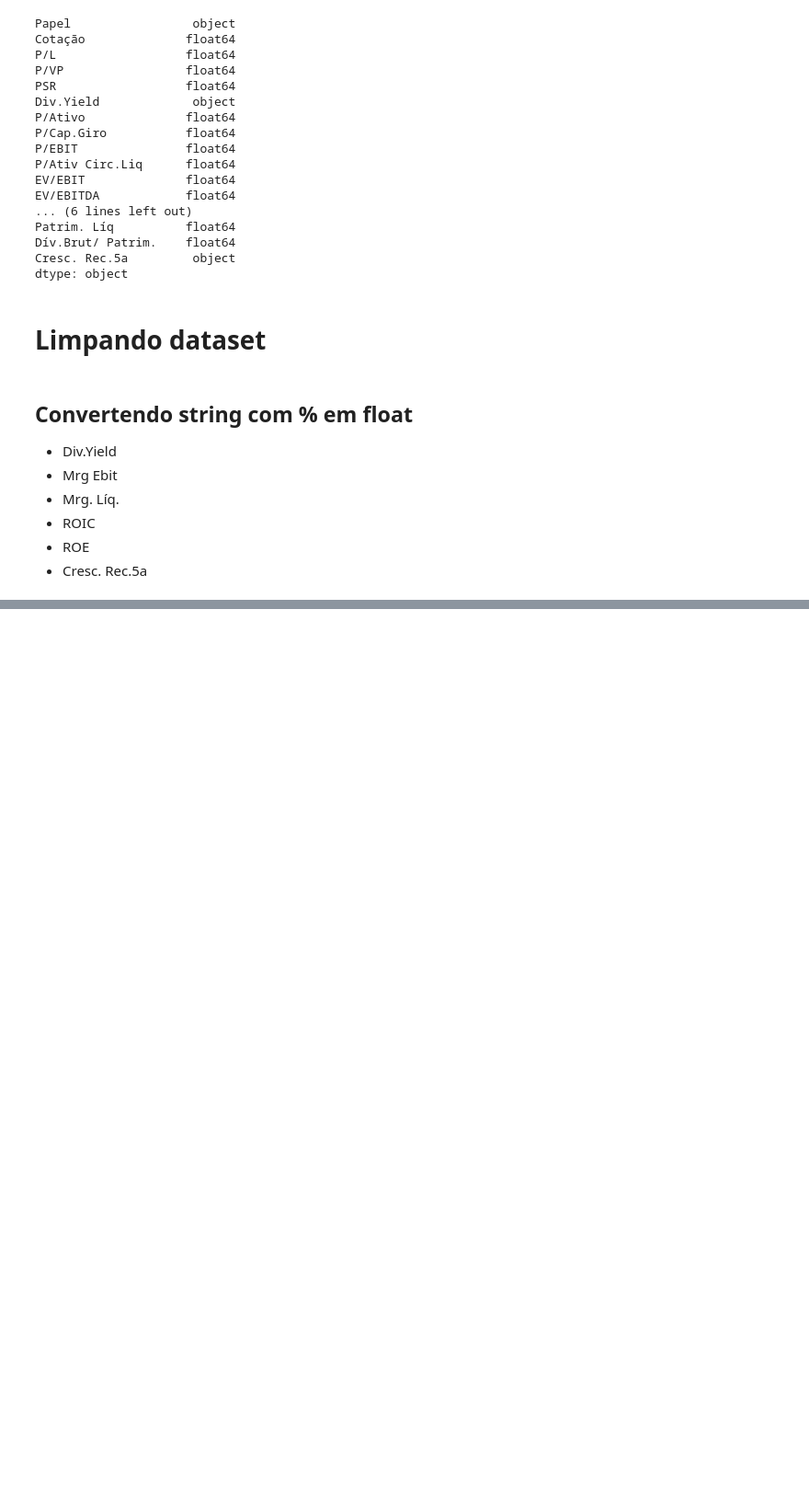
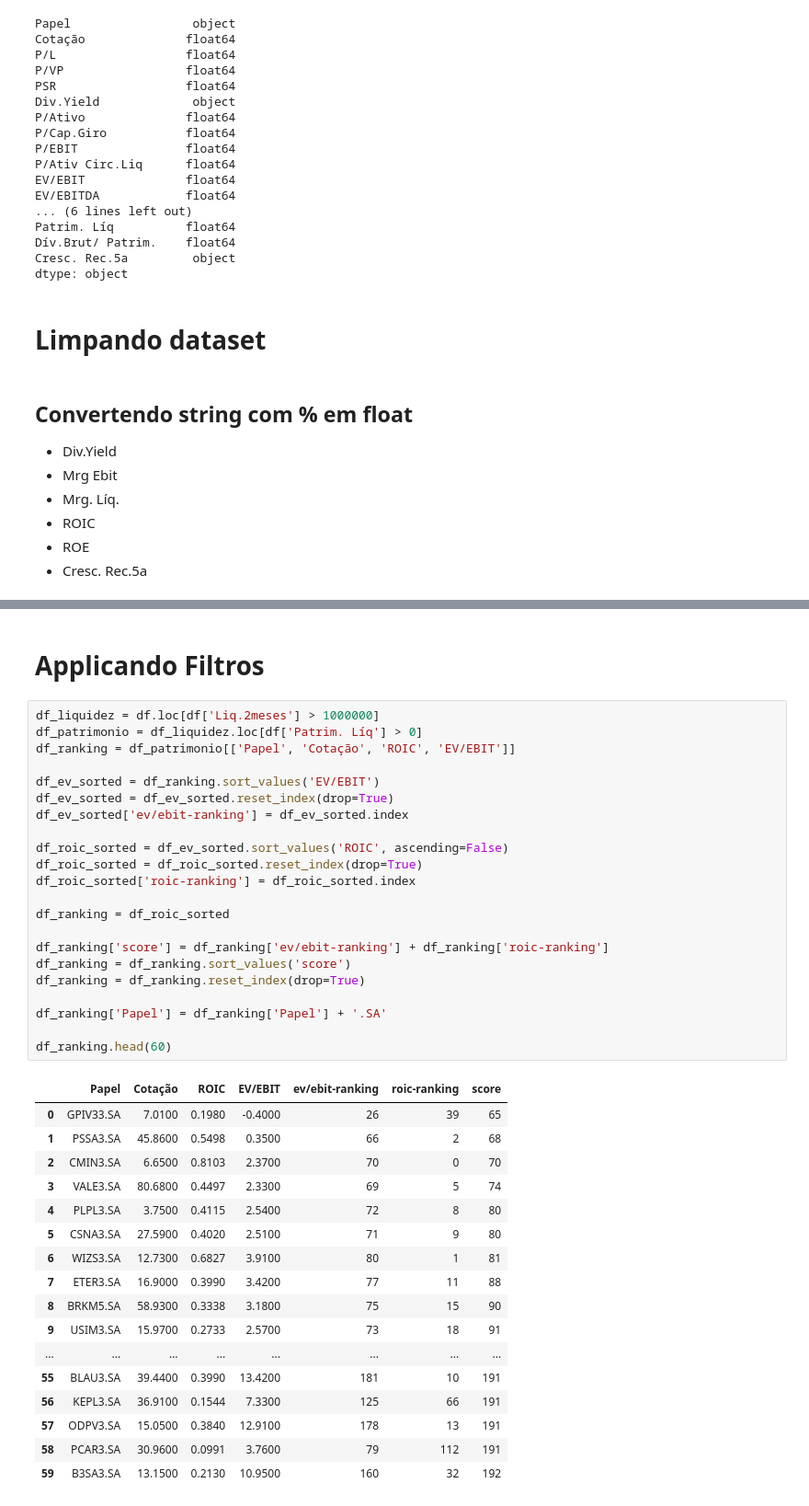
Before and after one commit to obrunogonzaga/ranking-br-stocks, a Jupyter notebook: formula-magica.ipynb, the cells around one changed output, grey strips where cells are left out. Shown at 92% size. Drawn from its saved outputs; the diff is of its cells as text; blank space fills up the shorter version.

```diff
--- a/formula-magica.ipynb
+++ b/formula-magica.ipynb
@@ -104,3 +104,45 @@ df.head(15)
 | 13 | LCSA4 | 35.0900 | -337.5200 | -228.0000 | 79.7380 | 0.0000 | 125.3080 | -202.2700 | -505.8000 | -96.6100 | ... |
 | 14 | MAPT4 | 37.9500 | -317.0600 | -5.9400 | 0.0000 | 0.0000 | 45.1180 | -3,170.5500 | -371.0200 | -5.2500 | ... |
 15 rows × 21 columns
+# %% [markdown]
+# Applicando Filtros
+# %%
+df_liquidez = df.loc[df['Liq.2meses'] > 1000000]
+df_patrimonio = df_liquidez.loc[df['Patrim. Líq'] > 0]
+df_ranking = df_patrimonio[['Papel', 'Cotação', 'ROIC', 'EV/EBIT']]
+
+df_ev_sorted = df_ranking.sort_values('EV/EBIT')
+df_ev_sorted = df_ev_sorted.reset_index(drop=True)
+df_ev_sorted['ev/ebit-ranking'] = df_ev_sorted.index
+
+df_roic_sorted = df_ev_sorted.sort_values('ROIC', ascending=False)
+df_roic_sorted = df_roic_sorted.reset_index(drop=True)
+df_roic_sorted['roic-ranking'] = df_roic_sorted.index
+
+df_ranking = df_roic_sorted
+
+df_ranking['score'] = df_ranking['ev/ebit-ranking'] + df_ranking['roic-ranking']
+df_ranking = df_ranking.sort_values('score')
+df_ranking = df_ranking.reset_index(drop=True)
+
+df_ranking['Papel'] = df_ranking['Papel'] + '.SA'
+
+df_ranking.head(60)
+# %% [output]
+|  | Papel | Cotação | ROIC | EV/EBIT | ev/ebit-ranking | roic-ranking | score |
+| 0 | GPIV33.SA | 7.0100 | 0.1980 | -0.4000 | 26 | 39 | 65 |
+| 1 | PSSA3.SA | 45.8600 | 0.5498 | 0.3500 | 66 | 2 | 68 |
+| 2 | CMIN3.SA | 6.6500 | 0.8103 | 2.3700 | 70 | 0 | 70 |
+| 3 | VALE3.SA | 80.6800 | 0.4497 | 2.3300 | 69 | 5 | 74 |
+| 4 | PLPL3.SA | 3.7500 | 0.4115 | 2.5400 | 72 | 8 | 80 |
+| 5 | CSNA3.SA | 27.5900 | 0.4020 | 2.5100 | 71 | 9 | 80 |
+| 6 | WIZS3.SA | 12.7300 | 0.6827 | 3.9100 | 80 | 1 | 81 |
+| 7 | ETER3.SA | 16.9000 | 0.3990 | 3.4200 | 77 | 11 | 88 |
+| 8 | BRKM5.SA | 58.9300 | 0.3338 | 3.1800 | 75 | 15 | 90 |
+| 9 | USIM3.SA | 15.9700 | 0.2733 | 2.5700 | 73 | 18 | 91 |
+| ... | ... | ... | ... | ... | ... | ... | ... |
+| 55 | BLAU3.SA | 39.4400 | 0.3990 | 13.4200 | 181 | 10 | 191 |
+| 56 | KEPL3.SA | 36.9100 | 0.1544 | 7.3300 | 125 | 66 | 191 |
+| 57 | ODPV3.SA | 15.0500 | 0.3840 | 12.9100 | 178 | 13 | 191 |
+| 58 | PCAR3.SA | 30.9600 | 0.0991 | 3.7600 | 79 | 112 | 191 |
+| 59 | B3SA3.SA | 13.1500 | 0.2130 | 10.9500 | 160 | 32 | 192 |
```
Also changed, not shown: parts of 10 cells of this notebook.
